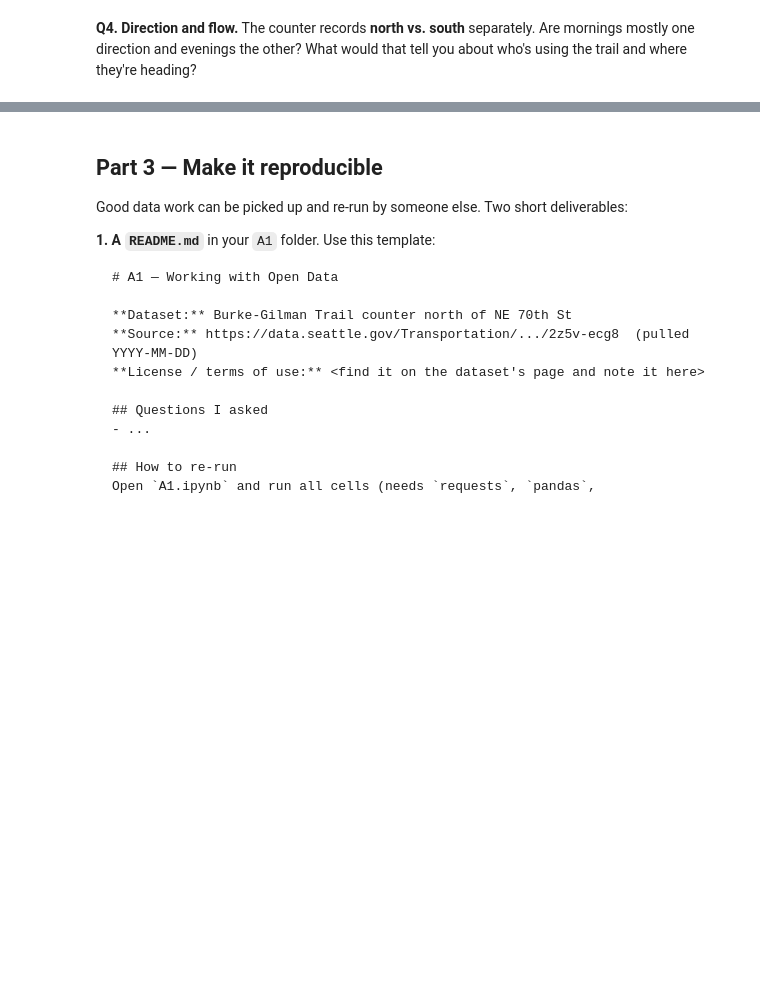
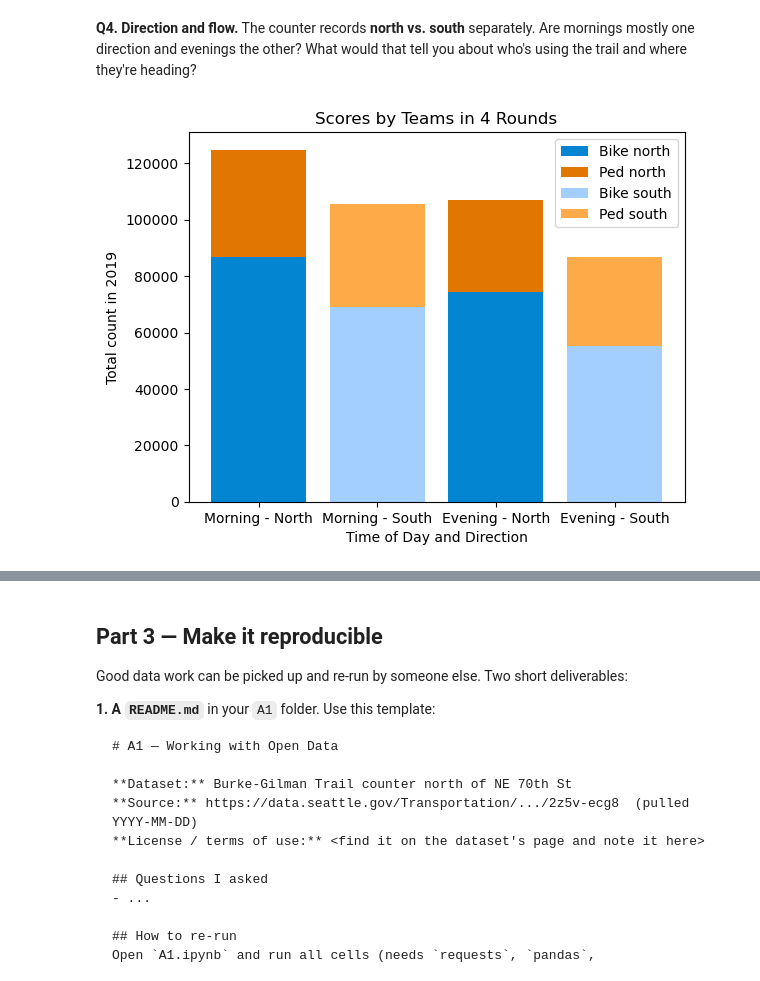
Before and after one commit to linvariel/hcde-410, a Jupyter notebook: A1/A1.ipynb, the cells around one changed output, grey strips where cells are left out. Saved outputs shown, nothing was run; the diff lists cells and outputs as text; code cells hidden in the pictures; blank space fills up the shorter version.

```diff
--- a/A1/A1.ipynb
+++ b/A1/A1.ipynb
@@ -281,41 +326,59 @@ The counter records **north vs. south** separately. Are mornings mostly one dire
 # %%
 # Subset with north and south by hour
 north_south_hr = df.groupby("hour")[["bike_north", "bike_south", "ped_north", "ped_south"]].sum()
 
 # Adds the time of day to the given DataFrame `data` with information within the specified time range (from int time1 to time2)
 def find_hr_data (data, time1, time2):
     time_of_day_list = []
     for i in data.index:
         if i >= time1 and i <= time2:
             time_of_day_list.append(data.iloc[i])
     return time_of_day_list
 
 # Defining mornings as 5 AM to noon (12)
 morn = find_hr_data(north_south_hr, 5, 12)
 morning = pd.DataFrame(morn)
 
 # Defining evenings as 4 PM to 11 PM
 eve = find_hr_data(north_south_hr, 4, 11)
 evening = pd.DataFrame(eve)
 
 # Compare counts of northbound and southbound peds and bikes; stacked bar chart categories are
 # north or south
 
 # categories
-m = ["Morning"]
-y1 = morning["bike_north"]
-y2 = morning["ped_north"]
-y3 = morning["bike_south"]
-y4 = morning["ped_south"]
+m = ["Morning - North"]
+ms = ["Morning - South"]
+y1 = morning["bike_north"].sum()
+y2 = morning["ped_north"].sum()
+y3 = morning["bike_south"].sum()
+y4 = morning["ped_south"].sum()
 
-plt.bar(m, morning["bike_north"], color='r')
-plt.bar(m, morning["ped_north"], bottom=y1, color='b')
-plt.bar(m, morning["bike_south"], bottom=y1+y2, color='y')
-plt.bar(m, morning["ped_south"], bottom=y1+y2+y3, color='g')
-plt.xlabel("Teams")
-plt.ylabel("Score")
-plt.legend(["Round 1", "Round 2", "Round 3", "Round 4"])
+e = ["Evening - North"]
+es = ["Evening - South"]
+x1 = evening["bike_north"].sum()
+x2 = evening["ped_north"].sum()
+x3 = evening["bike_south"].sum()
+x4 = evening["ped_south"].sum()
+
+plt.bar(m, y1, color='xkcd:cerulean')
+plt.bar(m, y2, bottom=y1, color='xkcd:pumpkin')
+
+plt.bar(ms, y3, color='xkcd:baby blue')
+plt.bar(ms, y4, bottom=y3, color='xkcd:light orange')
+
+plt.bar(e, x1, color='xkcd:cerulean')
+plt.bar(e, x2, bottom=x1, color='xkcd:pumpkin')
+
+plt.bar(es, x3, color='xkcd:baby blue')
+plt.bar(es, x4, bottom=x3, color='xkcd:light orange')
+
+plt.xlabel("Time of Day and Direction")
+plt.ylabel("Total count in 2019")
+plt.legend(["Bike north", "Ped north", "Bike south", "Ped south"])
 plt.title("Scores by Teams in 4 Rounds")
 plt.show()
+# %% [output]
+[figure, added]
 # %% [markdown]
 **Your Q4 answer:**
```
Also changed, not shown: parts of 9 cells of this notebook.
